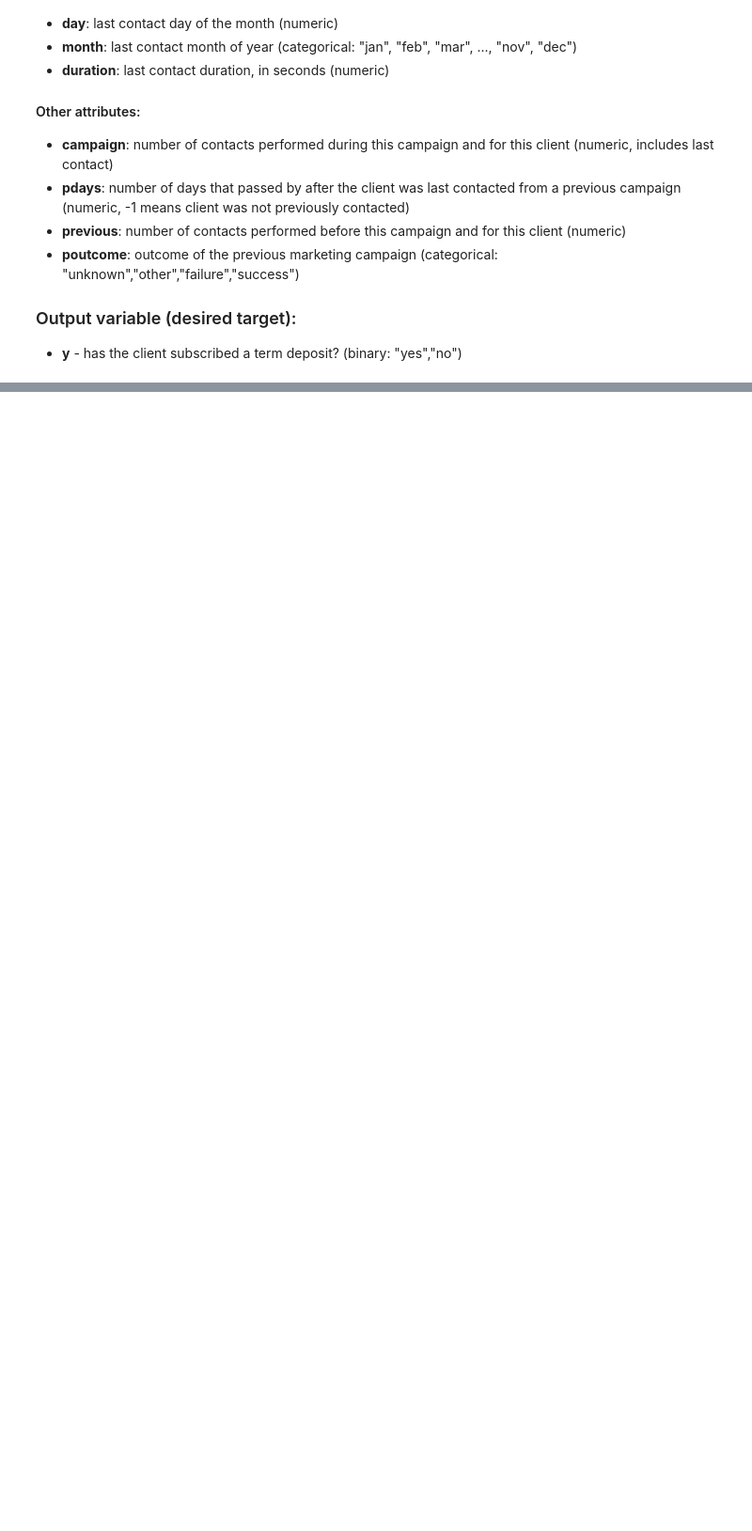
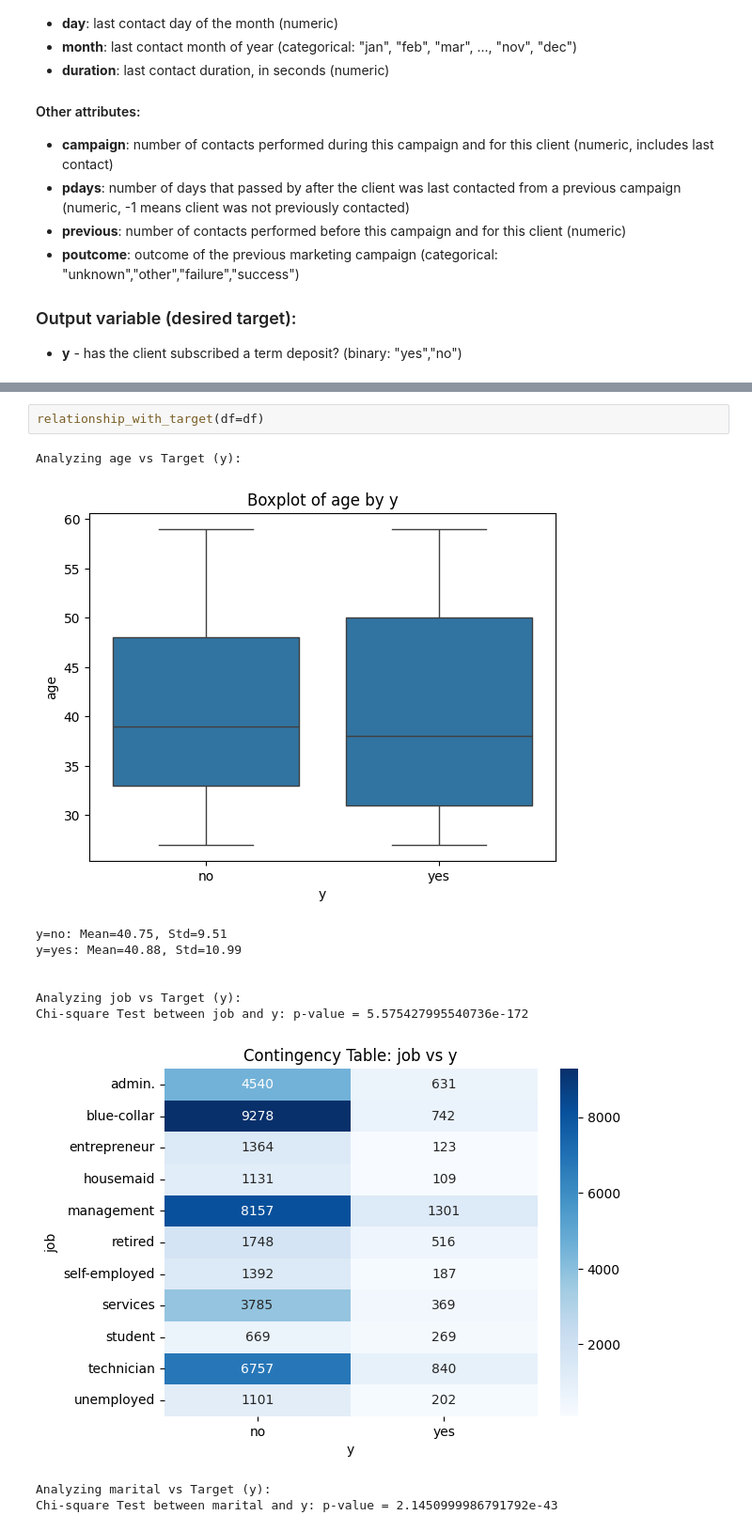
Before and after one commit to cesar1091/csca5622_final_project, a Jupyter notebook: eda.ipynb, the cells around one changed output, grey strips where cells are left out. Shown at 94% size. Cells and saved outputs as stored; diff of their text form; blank space fills up the shorter version.

```diff
--- a/eda.ipynb
+++ b/eda.ipynb
@@ -95,0 +348,14 @@ print(X.shape)
+# %%
+relationship_with_target(df=df)
+# %% [output]
+Analyzing age vs Target (y):
+[figure, added]
+y=no: Mean=40.75, Std=9.51
+y=yes: Mean=40.88, Std=10.99
+
+
+Analyzing job vs Target (y):
+Chi-square Test between job and y: p-value = 5.575427995540736e-172
+[figure, added]
+Analyzing marital vs Target (y):
+Chi-square Test between marital and y: p-value = 2.1450999986791792e-43
```
Also changed, not shown: parts of 39 cells of this notebook, 3 other files.
